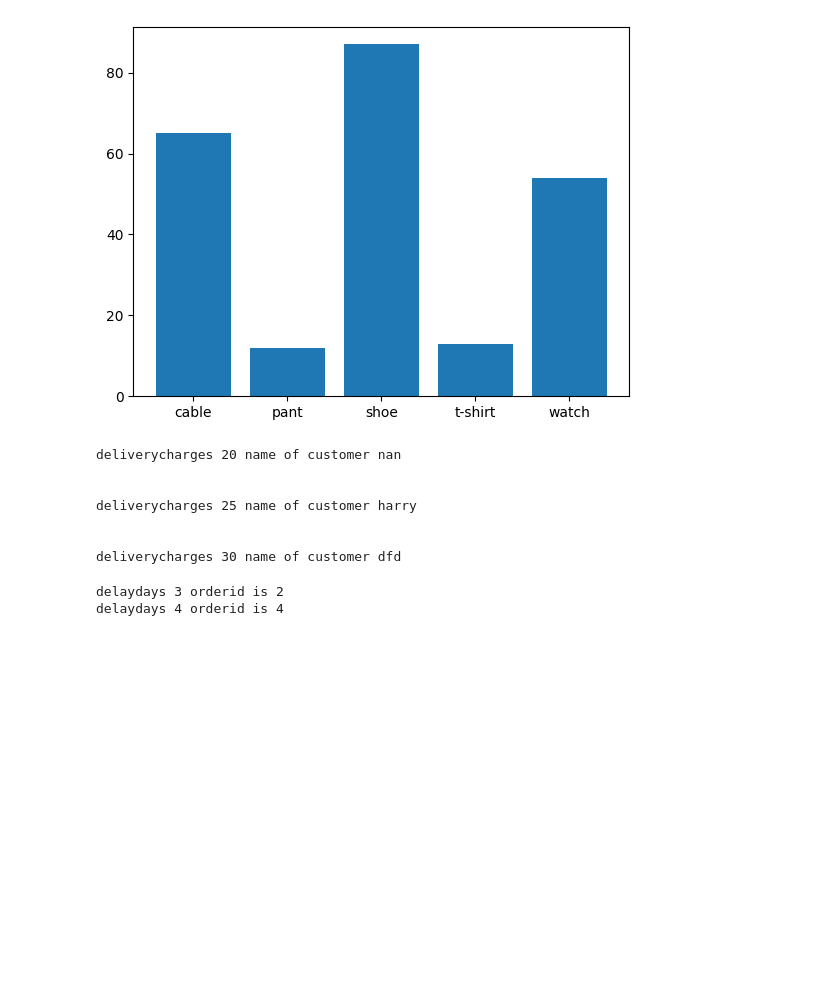
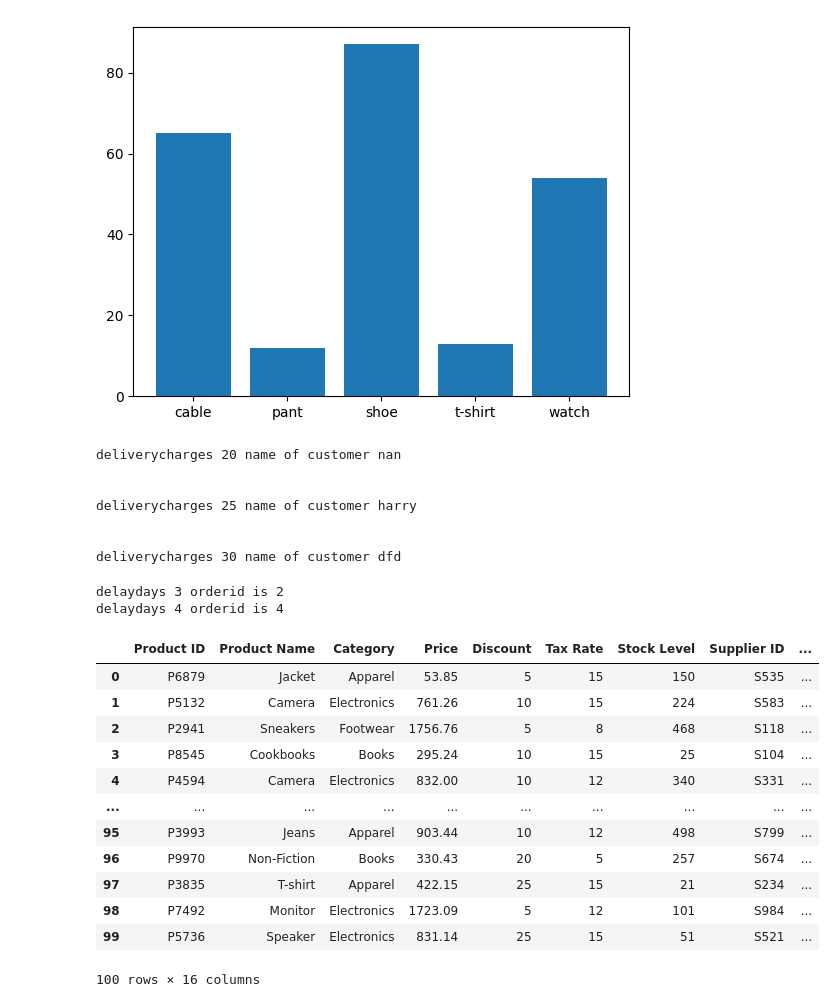
Before and after one commit to allunanda12/data-analytics-practice, a Jupyter notebook: day3.ipynb, the cells around one changed output. Drawn from its saved outputs; the diff is of its cells as text; code cells hidden in the pictures; blank space fills up the shorter version.

```diff
--- a/day3.ipynb
+++ b/day3.ipynb
@@ -82,3 +82,25 @@ deliverycharges 30 name of customer dfd
 # %% [output]
 delaydays 3 orderid is 2
 delaydays 4 orderid is 4
+# %%
+import numpy as np
+import pandas as pd
+import matplotlib.pyplot as plt
+df=pd.read_csv('/content/diversified_ecommerce_dataset.csv')
+df=pd.DataFrame(df)
+df1=df.head(100)
+df1
+# %% [output]
+|  | Product ID | Product Name | Category | Price | Discount | Tax Rate | Stock Level | Supplier ID | ... |
+| 0 | P6879 | Jacket | Apparel | 53.85 | 5 | 15 | 150 | S535 | ... |
+| 1 | P5132 | Camera | Electronics | 761.26 | 10 | 15 | 224 | S583 | ... |
+| 2 | P2941 | Sneakers | Footwear | 1756.76 | 5 | 8 | 468 | S118 | ... |
+| 3 | P8545 | Cookbooks | Books | 295.24 | 10 | 15 | 25 | S104 | ... |
+| 4 | P4594 | Camera | Electronics | 832.00 | 10 | 12 | 340 | S331 | ... |
+| ... | ... | ... | ... | ... | ... | ... | ... | ... | ... |
+| 95 | P3993 | Jeans | Apparel | 903.44 | 10 | 12 | 498 | S799 | ... |
+| 96 | P9970 | Non-Fiction | Books | 330.43 | 20 | 5 | 257 | S674 | ... |
+| 97 | P3835 | T-shirt | Apparel | 422.15 | 25 | 15 | 21 | S234 | ... |
+| 98 | P7492 | Monitor | Electronics | 1723.09 | 5 | 12 | 101 | S984 | ... |
+| 99 | P5736 | Speaker | Electronics | 831.14 | 25 | 15 | 51 | S521 | ... |
+100 rows × 16 columns
```
Also changed, not shown: parts of 8 cells of this notebook.
